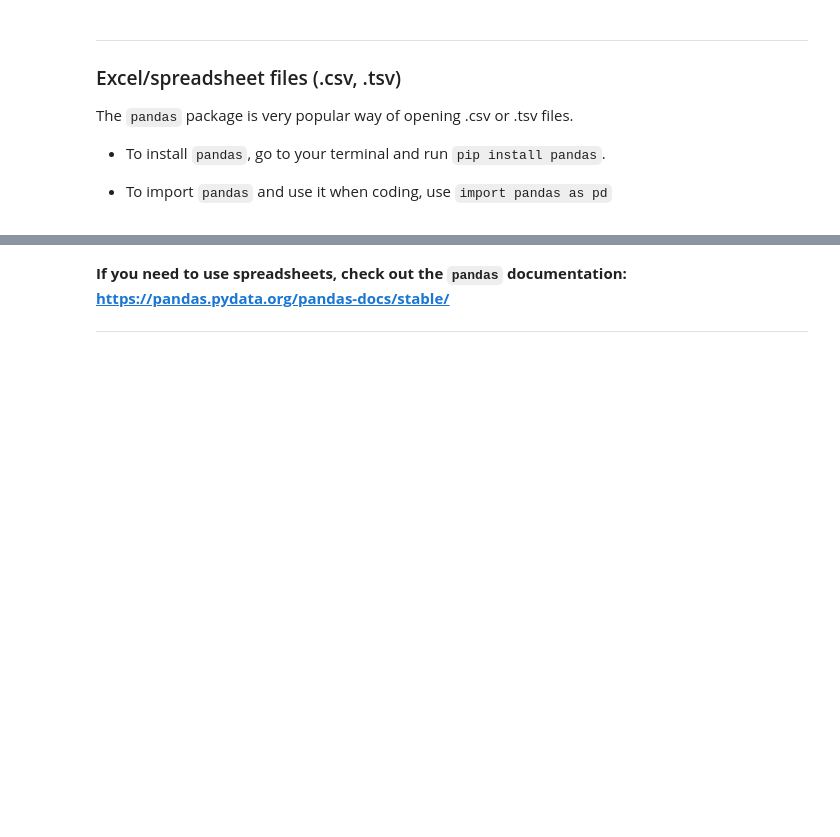
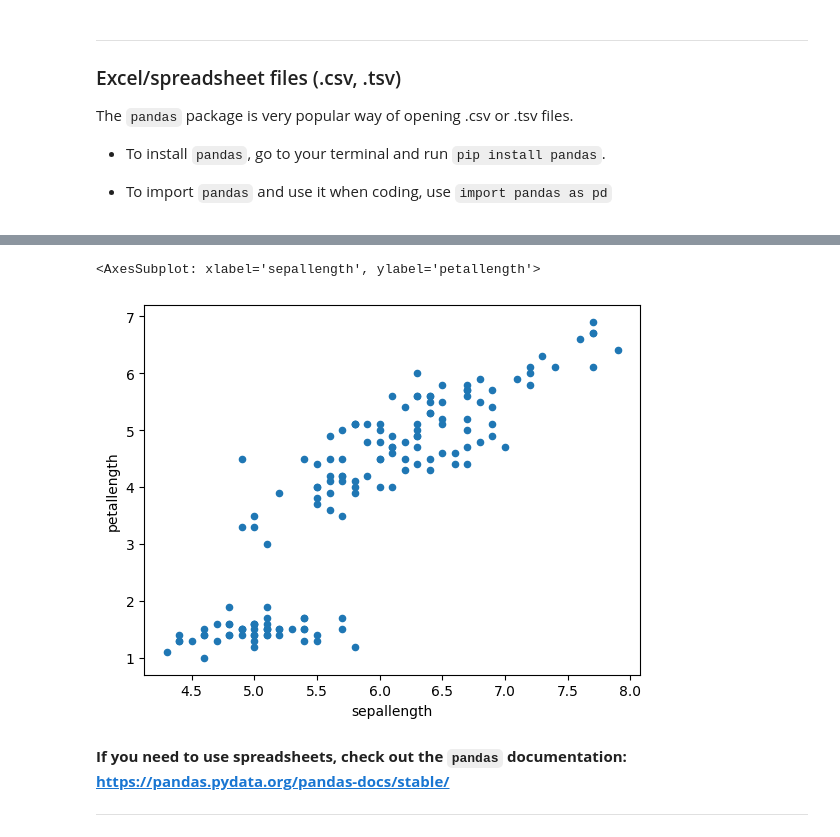
Before and after one commit to GuckLab/Python-Workshops, a Jupyter notebook: workshops/beginner_topics/Python-Beginner-Workshop-02-Open_Data.ipynb, the cells around one changed output, grey strips where cells are left out. Saved outputs shown, nothing was run; the diff lists cells and outputs as text; code cells hidden in the pictures; blank space fills up the shorter version.

```diff
--- a/workshops/beginner_topics/Python-Beginner-Workshop-02-Open_Data.ipynb
+++ b/workshops/beginner_topics/Python-Beginner-Workshop-02-Open_Data.ipynb
@@ -222,3 +357,8 @@ df.tail(8)
+# %%
+df.plot.scatter("sepallength", "petallength")
+# %% [output]
+<AxesSubplot: xlabel='sepallength', ylabel='petallength'>
+[figure, added]
 # %% [markdown]
 **If you need to use spreadsheets, check out the `pandas` documentation: https://pandas.pydata.org/pandas-docs/stable/**
 
```
Also changed, not shown: parts of 38 cells of this notebook, 12 other files.
